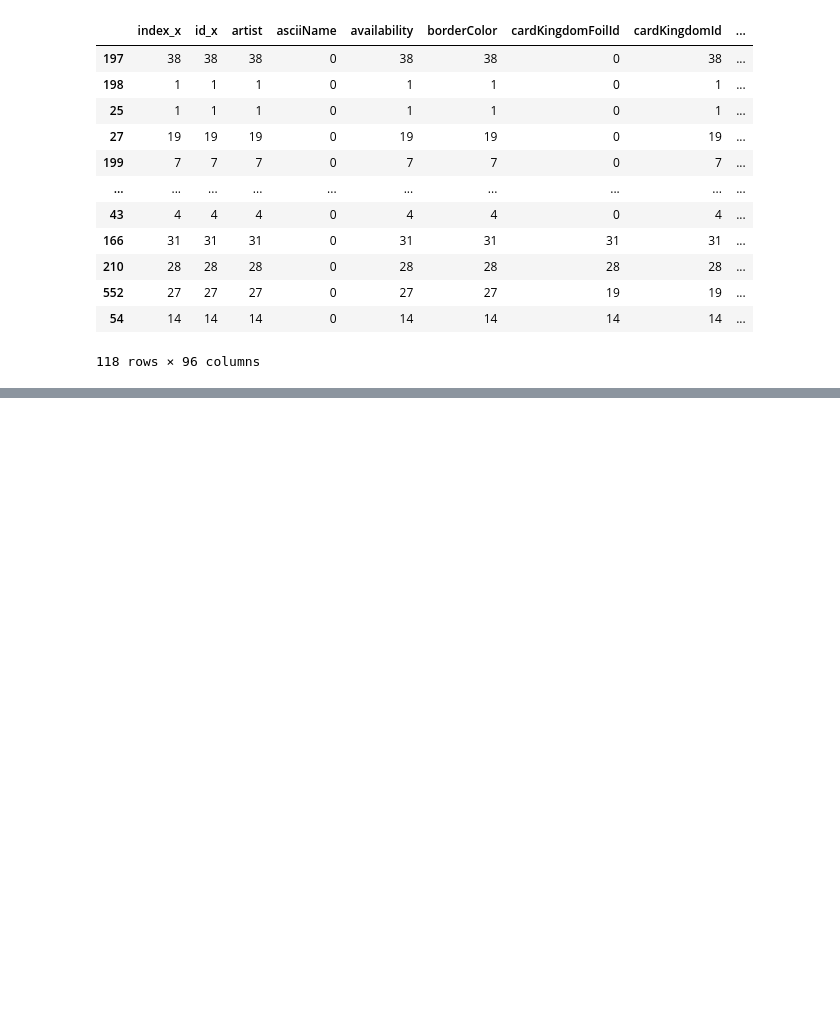
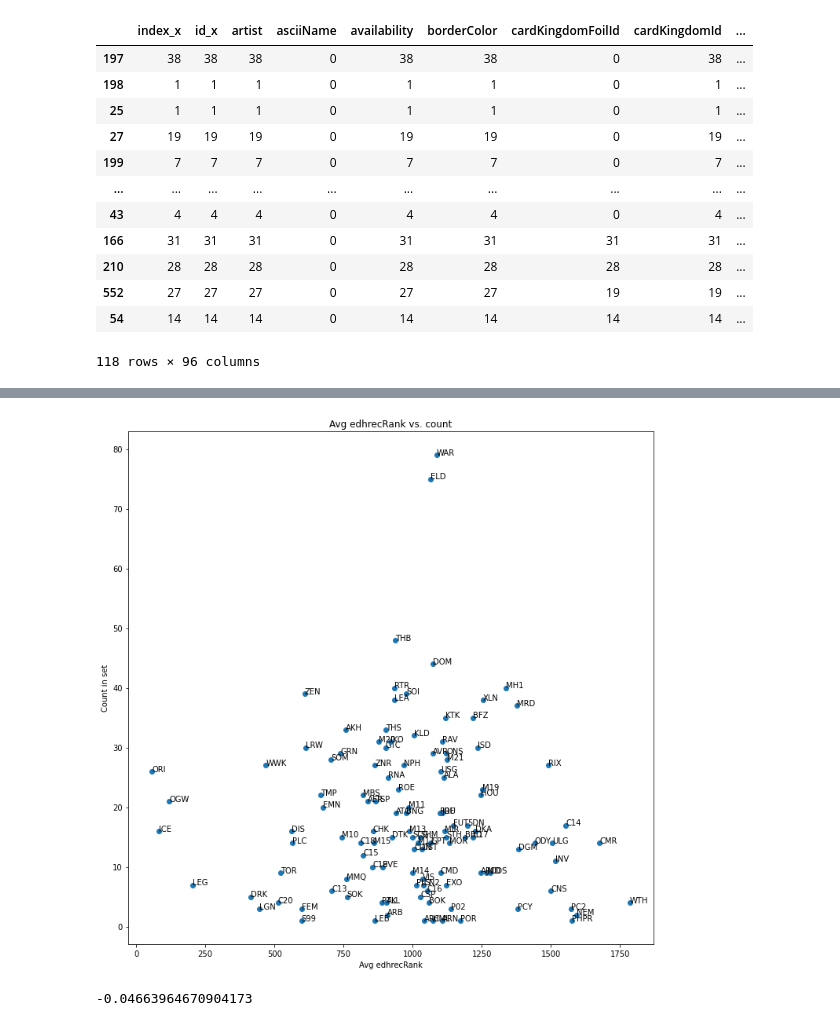
Before and after one commit to Tbone22jack/MTG-Data-viz, a Jupyter notebook: MagicProject2.ipynb, the cells around one changed output, grey strips where cells are left out. Drawn from its saved outputs; the diff is of its cells as text; code cells hidden in the pictures; blank space fills up the shorter version.

```diff
--- a/MagicProject2.ipynb
+++ b/MagicProject2.ipynb
@@ -120,0 +194,12 @@ D
+# %%
+fig, ax1 = plt.subplots(figsize = (12,12))
+ax1.scatter(mean_of_sets.reset_index()['edhrecRank'],sets_sorted_date.reset_index()['index_x'])
+ax1.set(xlabel = 'Avg edhrecRank', ylabel = 'Count in set', title = 'Avg edhrecRank vs. count');
+for i, txt in enumerate(sets_sorted_date.reset_index()['code']):
+    ax1.annotate(txt,(mean_of_sets.reset_index()['edhrecRank'].iat[i],sets_sorted_date.reset_index()['index_x'].iat[i]))
+# %% [output]
+[figure, added]
+# %%
+ mean_of_sets.reset_index()['edhrecRank'].corr(sets_sorted_date.reset_index()['index_x'], method ='spearman')
+# %% [output]
+-0.04663964670904173
```
Also changed, not shown: parts of 17 cells of this notebook.
